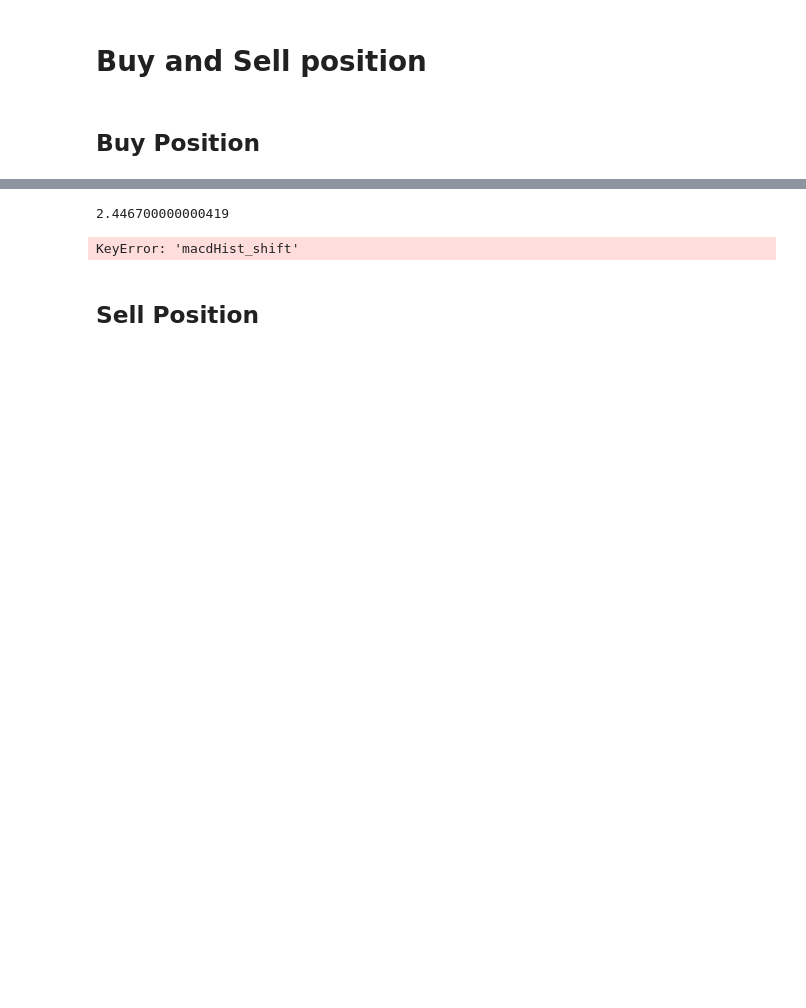
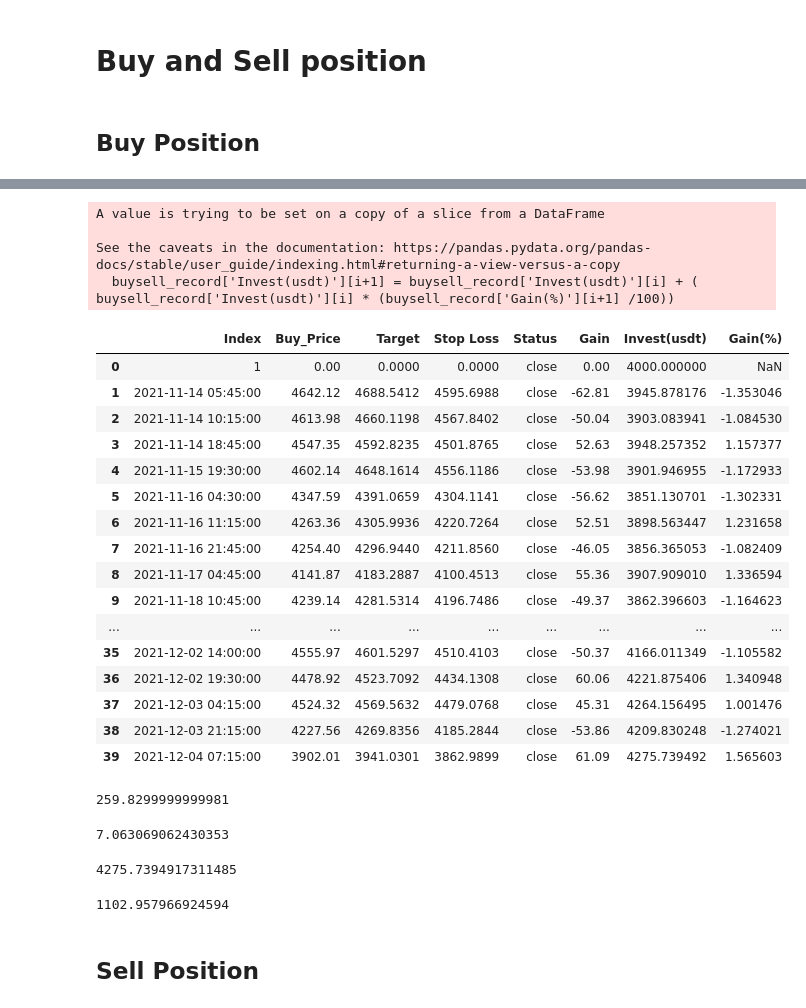
Before and after one commit to Callyong/Trading_Study, a Jupyter notebook: MACD_tablib.ipynb, the cells around one changed output, grey strips where cells are left out. Saved outputs shown, nothing was run; the diff lists cells and outputs as text; code cells hidden in the pictures; blank space fills up the shorter version.

Commit message:
Add initial invest & possible earn

```diff
--- a/MACD_tablib.ipynb
+++ b/MACD_tablib.ipynb
@@ -34,7 +34,7 @@ import requests
 # %%
 ticker = 'ethbtc'
 base = 'https://api.huobi.pro'
-url = '/market/history/kline?period=1min&size=200&symbol=ethusdt'
+url = '/market/history/kline?period=15min&size=2000&symbol=ethusdt'
 final_url = base + url
 
 reqs = requests.get(final_url)
@@ -178,4 +174,0 @@ buysell_record
-# %%
-a_series = pd.Series(['Date',1,1,1,'open',0],index= buysell_record.columns)
-buysell_record= buysell_record.append(a_series,ignore_index=True )
-buysell_record
@@ -188,33 +176,37 @@ buysell_record
 # call module ' load market price/data'
 # for loop, read data line by line
 for x in range (len(analysis)):
-    print (buysell_record['Status'].iloc[-1])
+    #print (buysell_record['Status'].iloc[-1])
     if buysell_record['Status'].iloc[-1] == 'close':
-        print('Status is CLOSE')
+        #print('Status is CLOSE')
         # call buy module
         if (analysis['macdHist_shift'][x] <  0) and (analysis['macdHist'][x] >  0) and (analysis['macd'][x] < -0.02):
-            print ('I am in buy section')
+            #print ('I am in buy section')
             buy_price = analysis['Close'][x]
             Target_gain = 1.01
-            StopLoss_rate = 1 - 0.02
+            StopLoss_rate = 1 - 0.01
             TargetSellPrice = buy_price * Target_gain
             Stoploss_= buy_price * StopLoss_rate
-            print('Target_gain',Target_gain)
-            print('StopLoss_rate',StopLoss_rate)
+            #print('Target_gain',Target_gain)
+            #print('StopLoss_rate',StopLoss_rate)
 
-            print('Buy price === ', buy_price)
-            print('TargetSellPrice   ',TargetSellPrice)
-            print('Stoploss_ = ',Stoploss_)
-            a_series = pd.Series([analysis.index[x],buy_price,TargetSellPrice,Stoploss_,'open',0],index = buysell_record.columns)
+            #print('Buy price === ', buy_price)
+            #print('TargetSellPrice   ',TargetSellPrice)
+            #print('Stoploss_ = ',Stoploss_)
+            a_series = pd.Series([analysis.index[x],buy_price,TargetSellPrice,Stoploss_,'open',0,np.nan],index = buysell_record.columns)
             buysell_record= buysell_record.append(a_series,ignore_index=True)
 
+
     elif buysell_record['Status'].iloc[-1] == 'open':
-        print('I am in Sell section ****')
+        #print('I am in Sell section ****')
         # call sell module
         if (analysis['Close'][x] >= buysell_record['Target'].iloc[-1]) :
             buysell_record['Status'].iloc[-1]= 'close'
-            buysell_record['Gain'].iloc[-1] = analysis['Close'][x]- buysell_record['Target'].iloc[-1]
+
+            buysell_record['Gain'].iloc[-1] = analysis['Close'][x]- buysell_record['Buy_Price'].iloc[-1]
+
         elif (analysis['Close'][x] < buysell_record['Stop Loss'].iloc[-1]):
             buysell_record['Status'].iloc[-1]= 'close'
-            buysell_record['Gain'].iloc[-1] = analysis['Close'][x]- buysell_record['Stop Loss'].iloc[-1]
+
+            buysell_record['Gain'].iloc[-1] = analysis['Close'][x]- buysell_record['Buy_Price'].iloc[-1]
 # %% [output]
@@ -242,7 +217,46 @@ See the caveats in the documentation: https://pandas.pydata.org/pandas-docs/stab
+# %%
+buysell_record['Gain(%)']=(buysell_record['Gain']/ buysell_record['Buy_Price']) *100
+for i in range(len(buysell_record)-1):
+    buysell_record['Invest(usdt)'][i+1] = buysell_record['Invest(usdt)'][i] + ( buysell_record['Invest(usdt)'][i] * (buysell_record['Gain(%)'][i+1] /100))
+buysell_record
+# %% [output]
+A value is trying to be set on a copy of a slice from a DataFrame
+
+See the caveats in the documentation: https://pandas.pydata.org/pandas-docs/stable/user_guide/indexing.html#returning-a-view-versus-a-copy
+  buysell_record['Invest(usdt)'][i+1] = buysell_record['Invest(usdt)'][i] + ( buysell_record['Invest(usdt)'][i] * (buysell_record['Gain(%)'][i+1] /100))
+|  | Index | Buy_Price | Target | Stop Loss | Status | Gain | Invest(usdt) | Gain(%) |
+| 0 | 1 | 0.00 | 0.0000 | 0.0000 | close | 0.00 | 4000.000000 | NaN |
+| 1 | 2021-11-14 05:45:00 | 4642.12 | 4688.5412 | 4595.6988 | close | -62.81 | 3945.878176 | -1.353046 |
+| 2 | 2021-11-14 10:15:00 | 4613.98 | 4660.1198 | 4567.8402 | close | -50.04 | 3903.083941 | -1.084530 |
+| 3 | 2021-11-14 18:45:00 | 4547.35 | 4592.8235 | 4501.8765 | close | 52.63 | 3948.257352 | 1.157377 |
+| 4 | 2021-11-15 19:30:00 | 4602.14 | 4648.1614 | 4556.1186 | close | -53.98 | 3901.946955 | -1.172933 |
+| 5 | 2021-11-16 04:30:00 | 4347.59 | 4391.0659 | 4304.1141 | close | -56.62 | 3851.130701 | -1.302331 |
+| 6 | 2021-11-16 11:15:00 | 4263.36 | 4305.9936 | 4220.7264 | close | 52.51 | 3898.563447 | 1.231658 |
+| 7 | 2021-11-16 21:45:00 | 4254.40 | 4296.9440 | 4211.8560 | close | -46.05 | 3856.365053 | -1.082409 |
+| 8 | 2021-11-17 04:45:00 | 4141.87 | 4183.2887 | 4100.4513 | close | 55.36 | 3907.909010 | 1.336594 |
+| 9 | 2021-11-18 10:45:00 | 4239.14 | 4281.5314 | 4196.7486 | close | -49.37 | 3862.396603 | -1.164623 |
+| ... | ... | ... | ... | ... | ... | ... | ... | ... |
+| 35 | 2021-12-02 14:00:00 | 4555.97 | 4601.5297 | 4510.4103 | close | -50.37 | 4166.011349 | -1.105582 |
+| 36 | 2021-12-02 19:30:00 | 4478.92 | 4523.7092 | 4434.1308 | close | 60.06 | 4221.875406 | 1.340948 |
+| 37 | 2021-12-03 04:15:00 | 4524.32 | 4569.5632 | 4479.0768 | close | 45.31 | 4264.156495 | 1.001476 |
+| 38 | 2021-12-03 21:15:00 | 4227.56 | 4269.8356 | 4185.2844 | close | -53.86 | 4209.830248 | -1.274021 |
+| 39 | 2021-12-04 07:15:00 | 3902.01 | 3941.0301 | 3862.9899 | close | 61.09 | 4275.739492 | 1.565603 |
 # %%
 buysell_record['Gain'].sum()
 # %% [output]
-2.446700000000419
+259.8299999999981
+# %%
+buysell_record['Gain(%)'].sum()
+# %% [output]
+7.063069062430353
+# %%
+buysell_record['Invest(usdt)'].iloc[-1]
+# %% [output]
+4275.7394917311485
+# %%
+(buysell_record['Invest(usdt)'].iloc[-1] - buysell_record['Invest(usdt)'][0] ) * 4
+# %% [output]
+1102.957966924594
 # %%
 
 cond_buy = [
@@ -253,8 +267,6 @@ values_BuySignal = ['Buy']
 
 analysis['Buy_Price'] = np.select(cond_buy, values_buy,np.nan)
 analysis['BuySell_Signal'] = np.select(cond_buy, values_BuySignal,' ')
-# %% [output]
-KeyError: 'macdHist_shift'
 # %% [markdown]
 ## Sell Position
 # %%
```
Also changed, not shown: parts of 6 cells of this notebook, 1 other file.
